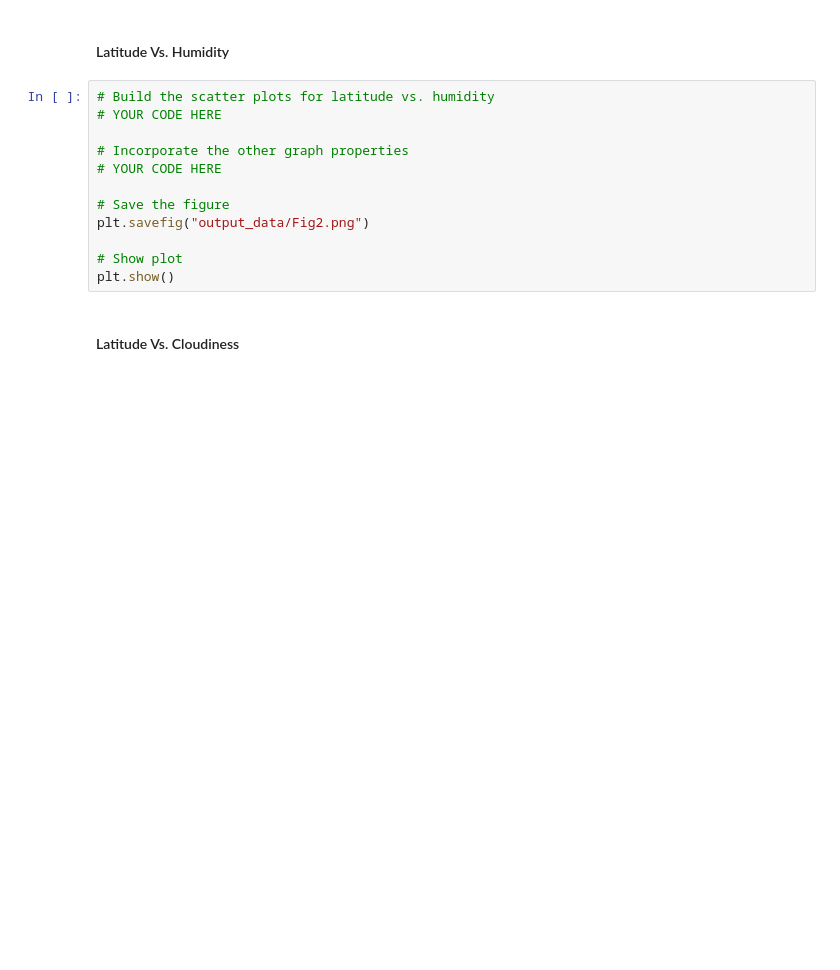
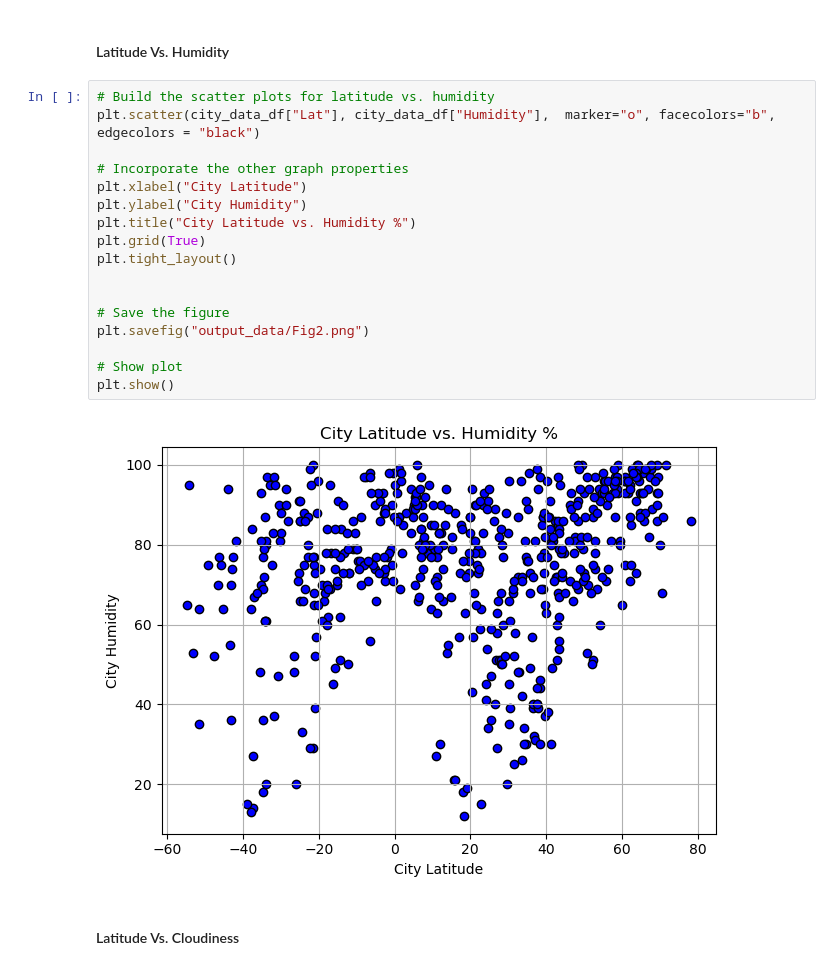
Before and after one commit to meehal0203/Python-api-challenge, a Jupyter notebook: WeatherPy/WeatherPy.ipynb, the cells around one changed output. Saved outputs shown, nothing was run; the diff lists cells and outputs as text; blank space fills up the shorter version.

```diff
--- a/WeatherPy/WeatherPy.ipynb
+++ b/WeatherPy/WeatherPy.ipynb
@@ -171,16 +235,23 @@ plt.show()
 #### Latitude Vs. Humidity
 # %%
 # Build the scatter plots for latitude vs. humidity
-# YOUR CODE HERE
+plt.scatter(city_data_df["Lat"], city_data_df["Humidity"],  marker="o", facecolors="b", edgecolors = "black")
 
 # Incorporate the other graph properties
-# YOUR CODE HERE
+plt.xlabel("City Latitude")
+plt.ylabel("City Humidity")
+plt.title("City Latitude vs. Humidity %")
+plt.grid(True)
+plt.tight_layout()
+
 
 # Save the figure
 plt.savefig("output_data/Fig2.png")
 
 # Show plot
 plt.show()
+# %% [output]
+[figure, added]
 # %% [markdown]
 #### Latitude Vs. Cloudiness
 # %%
```
Also changed, not shown: parts of 39 cells of this notebook, 6 other files.
